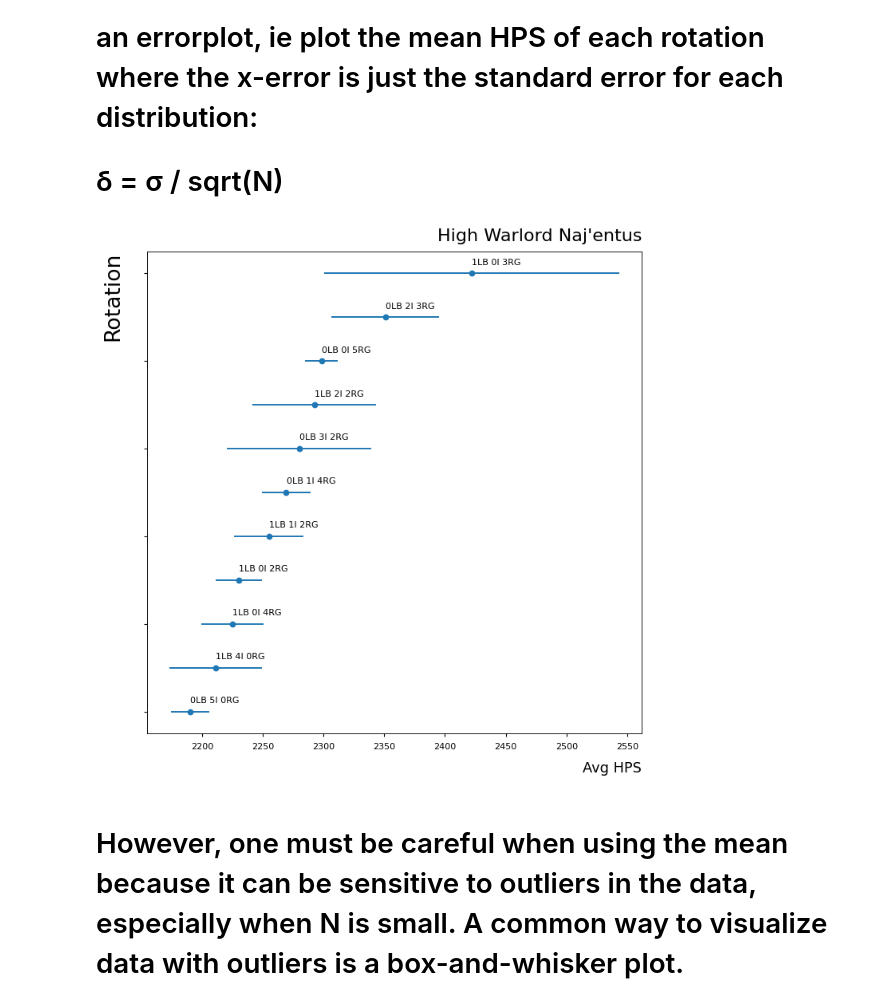
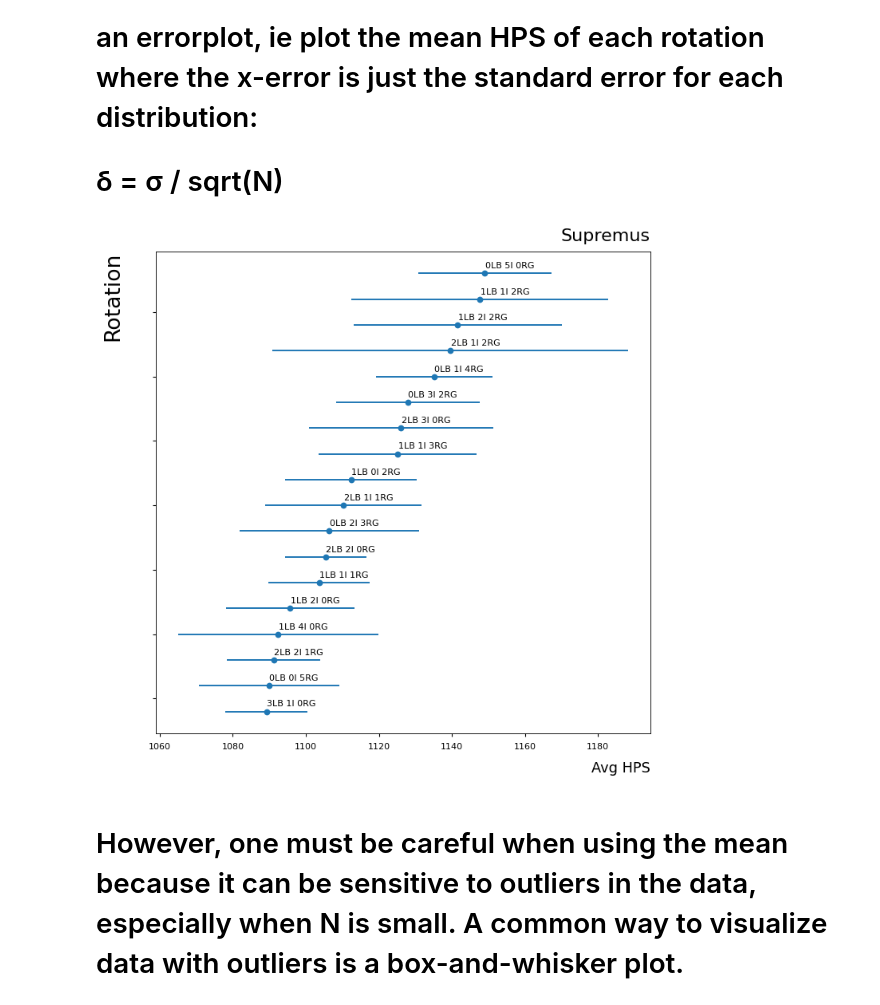
Before and after one commit to msdec321/DataAnalysisWorkbooks, a Jupyter notebook: warcraftLogs/RestoDruidAnalyzer/analysis_workbook.ipynb, the cells around one changed output. Drawn from its saved outputs; the diff is of its cells as text; code cells hidden in the pictures.

```diff
--- a/warcraftLogs/RestoDruidAnalyzer/analysis_workbook.ipynb
+++ b/warcraftLogs/RestoDruidAnalyzer/analysis_workbook.ipynb
@@ -25,7 +25,7 @@ matplotlib.style.use('seaborn-notebook')
 display_max_rows = True
 # %%
 # Filters
-spriest = 'Either'  # Yes'/'No'/'Either'
+spriest = 'No'  # Yes'/'No'/'Either'
 innervate = 'Either'  # Yes'/'No'/'Either'
 rotating_on_tank = 'Either'  # Yes'/'No'/'Either'
 bloodlust = 'Either'  # Yes'/'No'/'Either'
@@ -33,7 +33,7 @@ natures_grace = 'Either'  # 'Yes'/'No'/'Either'
 power_infusion = 'Either'  # 'Yes'/'No'/'Either'
 nHealers = 'Any' # 4/5/6/'Any'
 # %%
-boss = "High Warlord Naj'entus"
+boss = "Supremus"
 # %% [markdown]
 ## Main analysis code
 # %%
@@ -44,7 +44,7 @@ if display_max_rows:
     pd.set_option('display.max_rows', None)
 # %%
 # Apply filters to data
-data = Helpers.apply_filters(data, rotating_on_tank, spriest, innervate, bloodlust, natures_grace, power_infusion, nHealers)
+data, n_filters, filters = Helpers.apply_filters(data, rotating_on_tank, spriest, innervate, bloodlust, natures_grace, power_infusion, nHealers)
 # %%
 data.columns
 # %% [output]
@@ -74,9 +74,9 @@ array([[<AxesSubplot:title={'center':'HPS'}>]], dtype=object)
 # A straightforward way to compare the rotations is with an errorplot, ie plot the mean HPS of each rotation where the x-error is just the standard error for each distribution:
 # δ = σ / sqrt(N)
 # %%
-Helpers.plot_rotations(boss, data)
+Helpers.plot_rotations(boss, data, n_filters, filters, save=True)
 # %% [output]
-[figure, old version]
+[figure, new version]
 # %% [markdown]
 # However, one must be careful when using the mean because it can be sensitive to outliers in the data, especially when N is small. A common way to visualize data with outliers is a box-and-whisker plot.
 # %%
```
Also changed, not shown: parts of 2 cells of this notebook, 3 other files.
